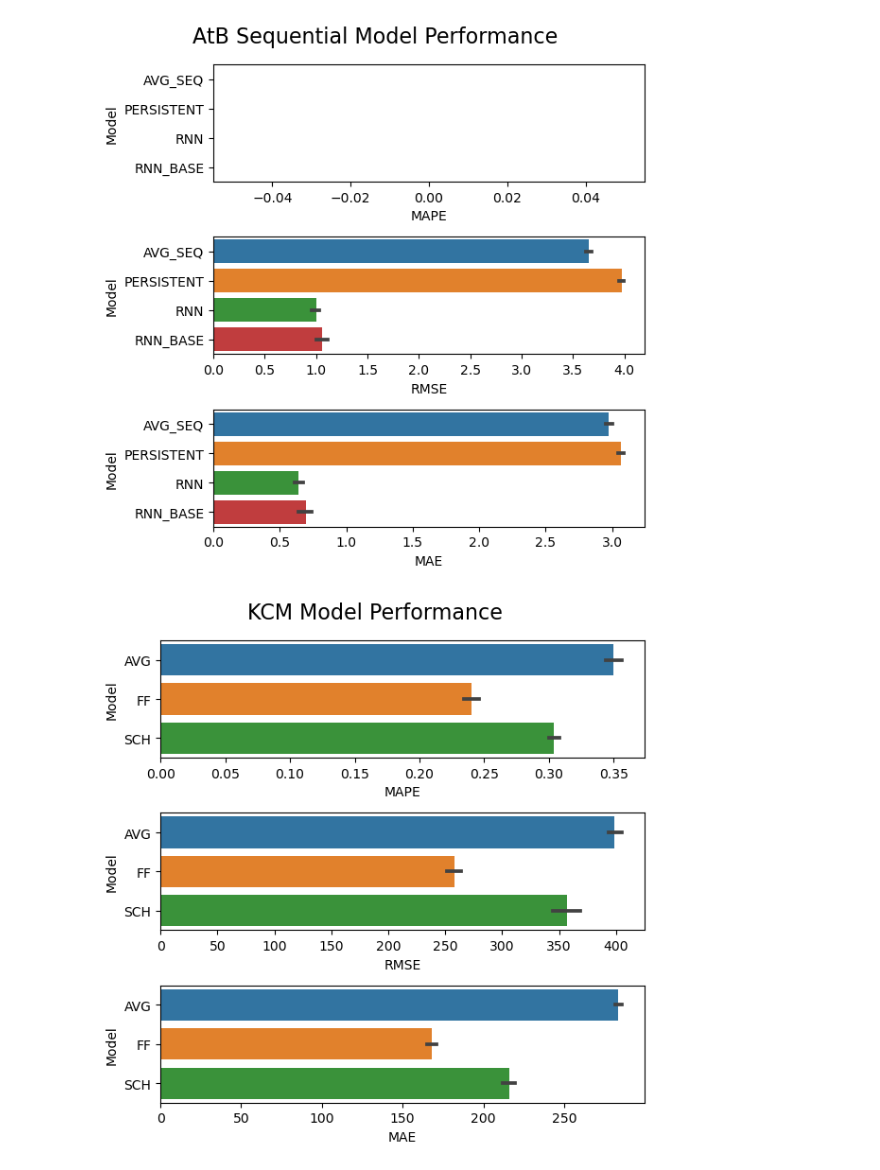
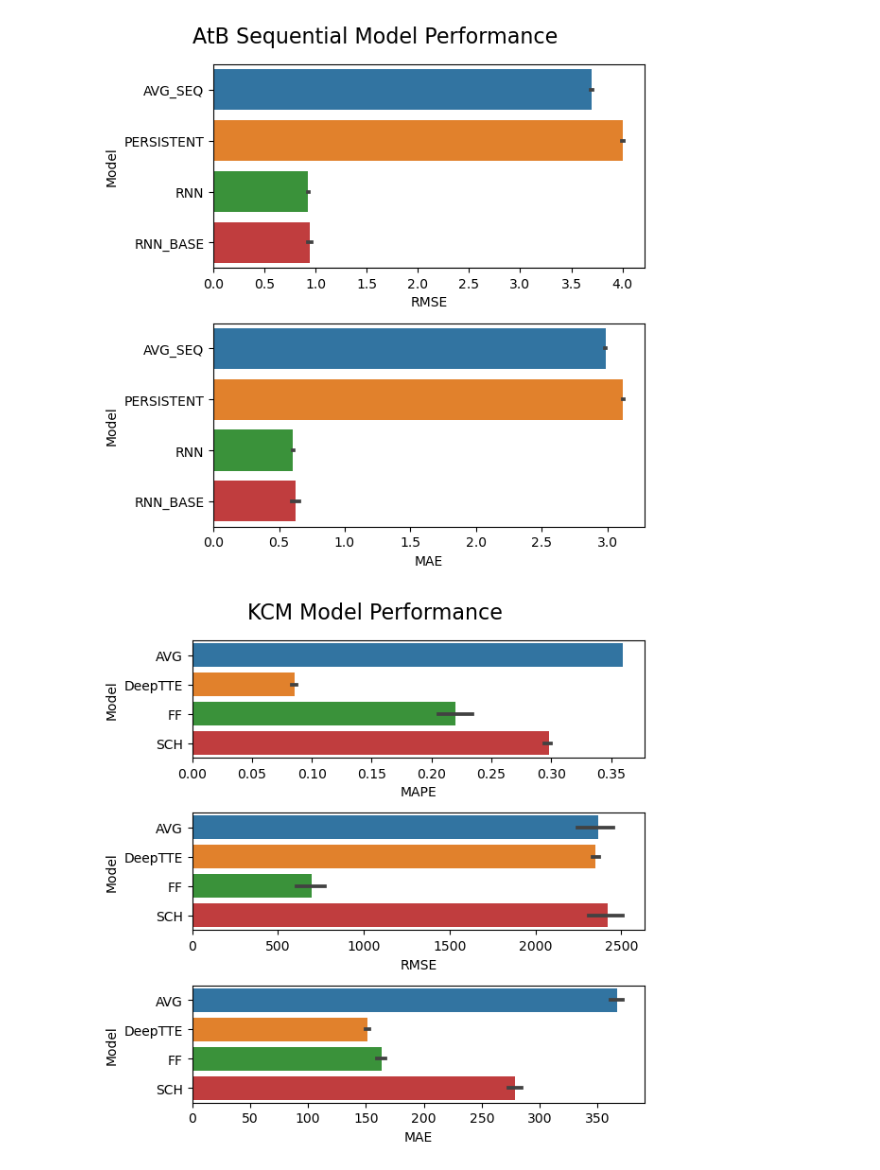
Before and after one commit to zackAemmer/generalizable_travel_times, a Jupyter notebook: src/explore_results.ipynb, the cells around one changed output. Cells and saved outputs as stored; diff of their text form; code cells hidden in the pictures.

```diff
--- a/src/explore_results.ipynb
+++ b/src/explore_results.ipynb
@@ -16,19 +16,19 @@ from utils import data_utils, shape_utils
 import importlib
 importlib.reload(data_utils)
 
-RUN_FOLDER = "../results/throwaway/"
+RUN_FOLDER = "../results/1mo_new_data//"
 SEQ_MODELS = ['AVG_SEQ',"PERSISTENT",'RNN_BASE','RNN']
 # %%
-# kcm_deeptte_results = data_utils.extract_deeptte_results("Seattle", RUN_FOLDER, "kcm/")
-# atb_deeptte_results = data_utils.extract_deeptte_results("Trondheim", RUN_FOLDER, "atb/")
-# kcm_deeptte_result_df = kcm_deeptte_results[kcm_deeptte_results['Loss Set']=="test"][['Model','City','Fold','MAPE','RMSE','MAE']].copy()
-# atb_deeptte_result_df = atb_deeptte_results[atb_deeptte_results['Loss Set']=="test"][['Model','City','Fold','MAPE','RMSE','MAE']].copy()
+kcm_deeptte_results = data_utils.extract_deeptte_results("Seattle", RUN_FOLDER, "kcm/")
+atb_deeptte_results = data_utils.extract_deeptte_results("Trondheim", RUN_FOLDER, "atb/")
+kcm_deeptte_result_df = kcm_deeptte_results[['Model','City','Fold','MAPE','RMSE','MAE']].copy()
+atb_deeptte_result_df = atb_deeptte_results[['Model','City','Fold','MAPE','RMSE','MAE']].copy()
 # %%
 kcm_model_results = data_utils.load_pkl(RUN_FOLDER + "kcm/" + "model_results.pkl")
 atb_model_results = data_utils.load_pkl(RUN_FOLDER + "atb/" + "model_results.pkl")
 kcm_result_df, kcm_loss_df = data_utils.extract_results("Seattle", kcm_model_results)
 atb_result_df, atb_loss_df = data_utils.extract_results("Trondheim", atb_model_results)
 # %%
-# performances_df = pd.concat([kcm_result_df, atb_result_df, kcm_deeptte_result_df, atb_deeptte_result_df], axis=0).sort_values(['Model','City','Fold'])
-performances_df = pd.concat([kcm_result_df, atb_result_df], axis=0).sort_values(['Model','City','Fold'])
+performances_df = pd.concat([kcm_result_df, atb_result_df, kcm_deeptte_result_df, atb_deeptte_result_df], axis=0).sort_values(['Model','City','Fold'])
+# performances_df = pd.concat([kcm_fresult_df, atb_result_df], axis=0).sort_values(['Model','City','Fold'])
 model_curves_df = pd.concat([kcm_loss_df, atb_loss_df], axis=0)
@@ -154,17 +140,16 @@ plt.savefig("../plots/model_performances_seq_kcm.png", dpi=1800, bbox_inches='ti
 # %%
 plot_data = performances_df[performances_df['City']=="Trondheim"]
 plot_data = plot_data[plot_data['Model'].isin(SEQ_MODELS)]
-fig, axes = plt.subplots(3,1)
+fig, axes = plt.subplots(2,1)
 fig.set_figheight(6)
 fig.set_figwidth(6)
-sns.barplot(plot_data, x="MAPE", y="Model", ax=axes[0])
-sns.barplot(plot_data, x="RMSE", y="Model", ax=axes[1])
-sns.barplot(plot_data, x="MAE", y="Model", ax=axes[2])
+sns.barplot(plot_data, x="RMSE", y="Model", ax=axes[0])
+sns.barplot(plot_data, x="MAE", y="Model", ax=axes[1])
 fig.suptitle('AtB Sequential Model Performance', fontsize=16)
 fig.tight_layout()
 plt.savefig("../plots/model_performances_seq_atb.png", dpi=1800, bbox_inches='tight')
 # %% [output]
-[figure, old version]
+[figure, new version]
 # %%
 plot_data = performances_df[performances_df['City']=="Seattle"]
 plot_data = plot_data[~plot_data['Model'].isin(SEQ_MODELS)]
@@ -178,7 +163,7 @@ fig.suptitle('KCM Model Performance', fontsize=16)
 fig.tight_layout()
 plt.savefig("../plots/model_performances_kcm.png", dpi=1800, bbox_inches='tight')
 # %% [output]
-[figure, old version]
+[figure, new version]
 # %%
 plot_data = performances_df[performances_df['City']=="Trondheim"]
 plot_data = plot_data[~plot_data['Model'].isin(SEQ_MODELS)]
```
Also changed, not shown: parts of 11 cells of this notebook, 4 other files.
